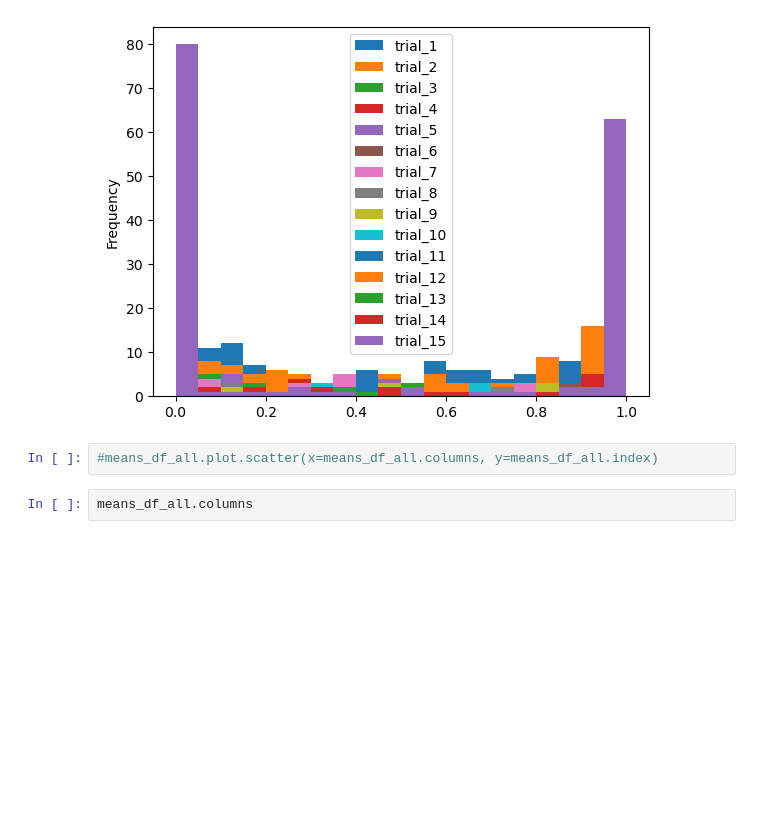
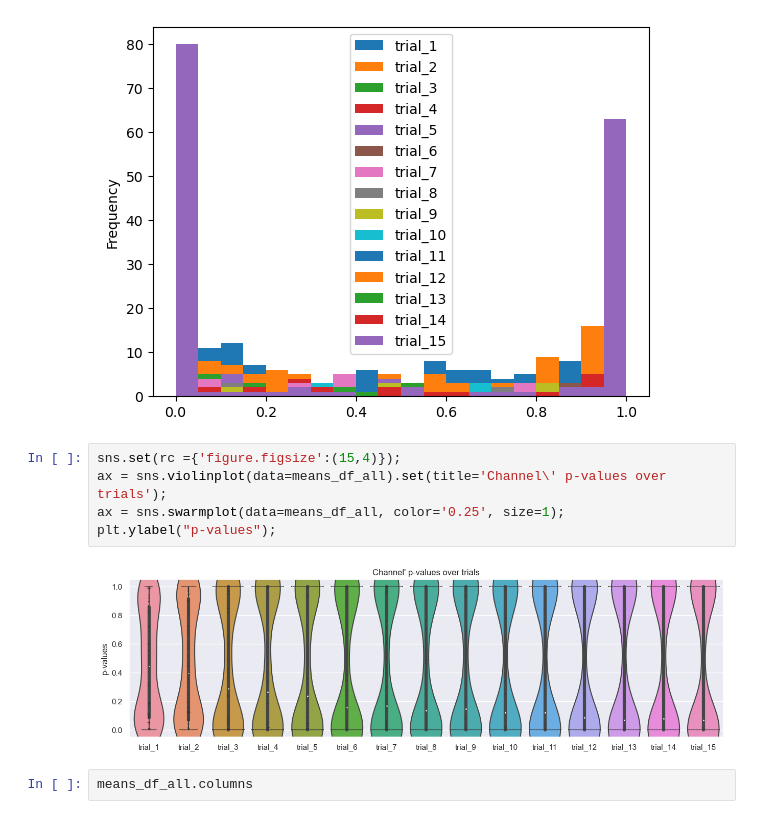
Before and after one commit to Simurgh818/NumTrials_NeededPer_FreqChoice, a Jupyter notebook: NumTrialsPerFreq.ipynb, the cells around one changed output. Saved outputs shown, nothing was run; the diff lists cells and outputs as text; blank space fills up the shorter version.

```diff
--- a/NumTrialsPerFreq.ipynb
+++ b/NumTrialsPerFreq.ipynb
@@ -249,7 +257,12 @@ means_df_all.plot.hist(bins=20);
 <Axes: ylabel='Frequency'>
 [figure]
 # %%
-#means_df_all.plot.scatter(x=means_df_all.columns, y=means_df_all.index)
+sns.set(rc ={'figure.figsize':(15,4)});
+ax = sns.violinplot(data=means_df_all).set(title='Channel\' p-values over trials');
+ax = sns.swarmplot(data=means_df_all, color='0.25', size=1);
+plt.ylabel("p-values");
+# %% [output]
+[figure, added]
 # %%
 means_df_all.columns
 # %% [output]
```
Also changed, not shown: parts of 8 cells of this notebook.
